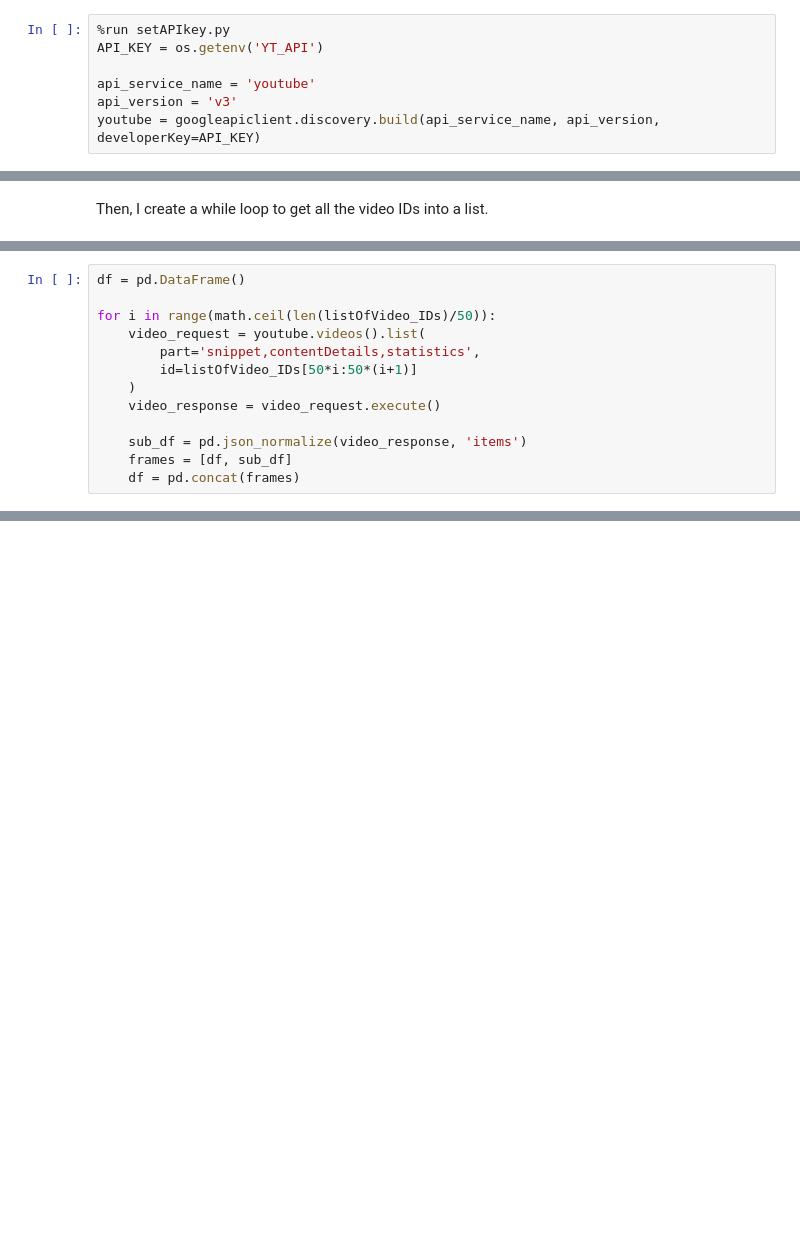
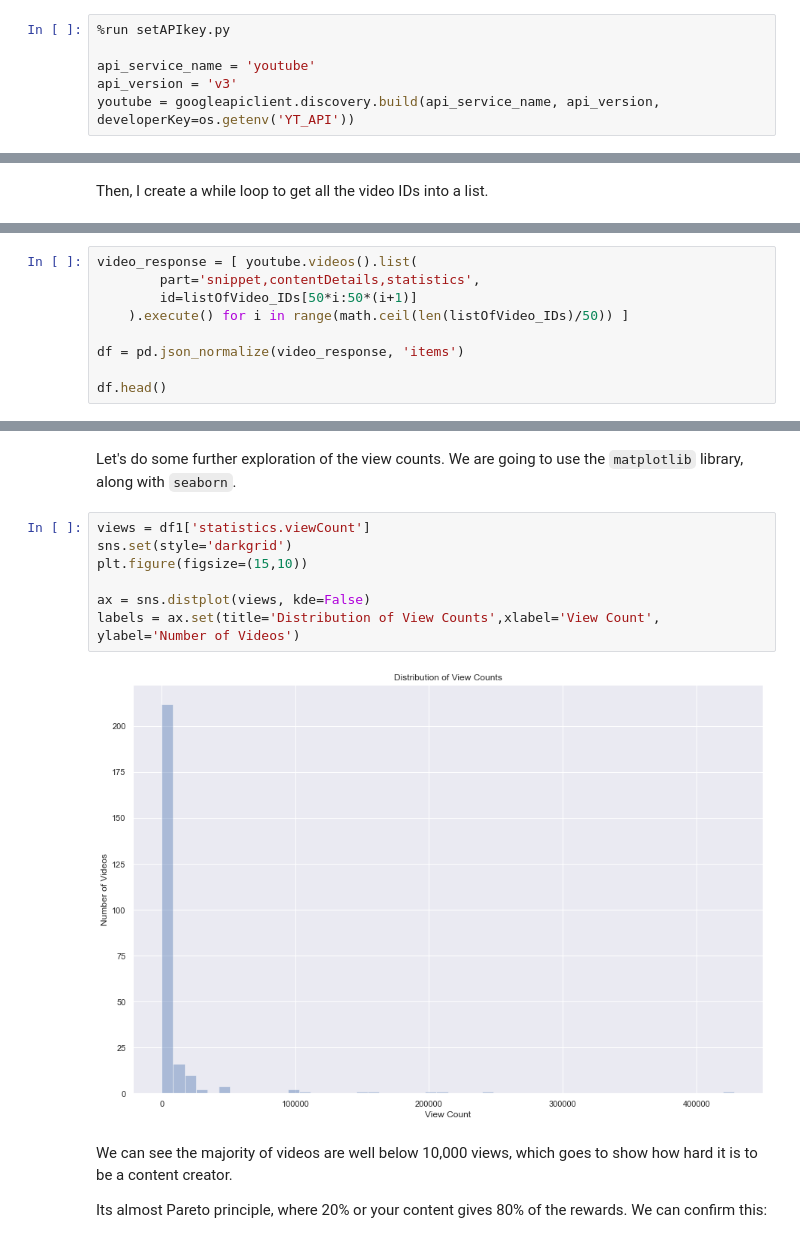
Before and after one commit to shivan-s/MrBourkeYoutubeStats, a Jupyter notebook: MrBourkeYoutubeStats.ipynb, the cells around one changed output, grey strips where cells are left out. Saved outputs shown, nothing was run; the diff lists cells and outputs as text; blank space fills up the shorter version.

````diff
--- a/MrBourkeYoutubeStats.ipynb
+++ b/MrBourkeYoutubeStats.ipynb
@@ -71,11 +73,10 @@ os.environ['YT_API'] = 'xxAPI KEY HERExx'
 ```
 # %%
 %run setAPIkey.py
-API_KEY = os.getenv('YT_API')
 
 api_service_name = 'youtube'
 api_version = 'v3'
-youtube = googleapiclient.discovery.build(api_service_name, api_version, developerKey=API_KEY)
+youtube = googleapiclient.discovery.build(api_service_name, api_version, developerKey=os.getenv('YT_API'))
 # %% [markdown]
 
 
@@ -172,13 +168,0 @@ What we finally waited for. Time to finally get all the video statistic's data.
-# %%
-df = pd.DataFrame()
-
-for i in range(math.ceil(len(listOfVideo_IDs)/50)):
-    video_request = youtube.videos().list(
-        part='snippet,contentDetails,statistics',
-        id=listOfVideo_IDs[50*i:50*(i+1)]
-    )
-    video_response = video_request.execute()
-
-    sub_df = pd.json_normalize(video_response, 'items')
-    frames = [df, sub_df]
-    df = pd.concat(frames)
@@ -512,0 +183,9 @@ df1.plot(x='statistics.viewCount', y='statistics.commentCount', kind='scatter')
+# %%
+video_response = [ youtube.videos().list(
+        part='snippet,contentDetails,statistics',
+        id=listOfVideo_IDs[50*i:50*(i+1)]
+    ).execute() for i in range(math.ceil(len(listOfVideo_IDs)/50)) ]
+
+df = pd.json_normalize(video_response, 'items')
+
+df.head()
@@ -512,0 +255,15 @@ df1.plot(x='statistics.viewCount', y='statistics.commentCount', kind='scatter')
+# %% [markdown]
+Let's do some further exploration of the view counts. We are going to use the `matplotlib` library, along with `seaborn`.
+# %%
+views = df1['statistics.viewCount']
+sns.set(style='darkgrid')
+plt.figure(figsize=(15,10))
+
+ax = sns.distplot(views, kde=False)
+labels = ax.set(title='Distribution of View Counts',xlabel='View Count', ylabel='Number of Videos')
+# %% [output]
+[figure, added]
+# %% [markdown]
+We can see the majority of videos are well below 10,000 views, which goes to show how hard it is to be a content creator.
+
+Its almost Pareto principle, where 20% or your content gives 80% of the rewards. We can confirm this:
````
Also changed, not shown: parts of 58 cells of this notebook.
